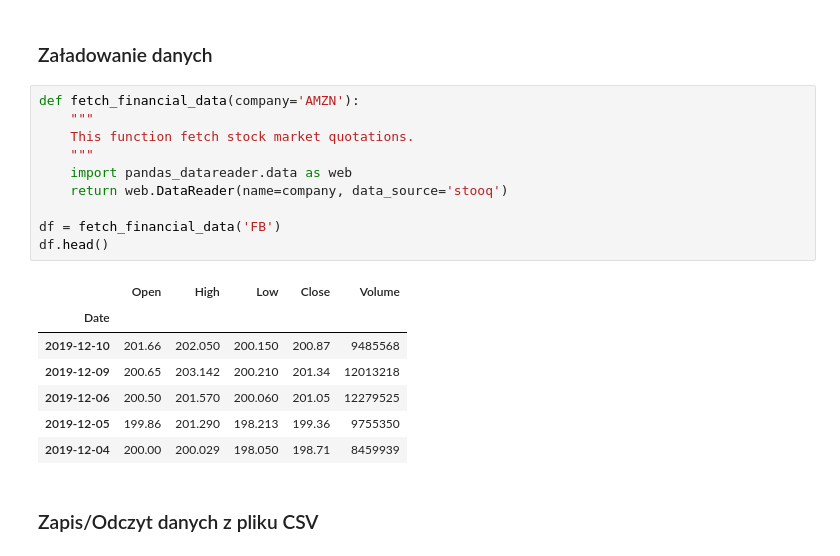
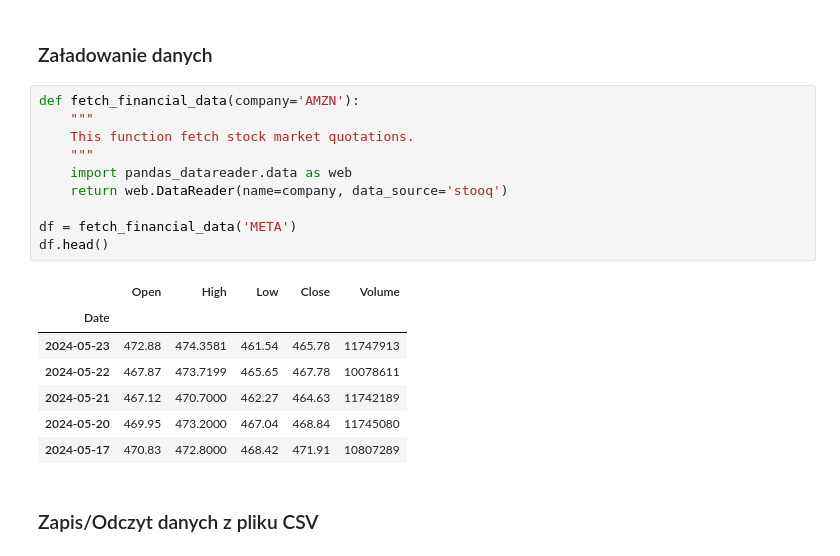
Before and after one commit to radziot/data-science-bootcamp, a Jupyter notebook: 02_analiza_danych/03_zapis_odczyt.ipynb, the cells around one changed output. Drawn from its saved outputs; the diff is of its cells as text.

```diff
--- a/02_analiza_danych/03_zapis_odczyt.ipynb
+++ b/02_analiza_danych/03_zapis_odczyt.ipynb
@@ -29,21 +29,21 @@ import pandas as pd
 # %%
 def fetch_financial_data(company='AMZN'):
     """
     This function fetch stock market quotations.
     """
     import pandas_datareader.data as web
     return web.DataReader(name=company, data_source='stooq')
 
-df = fetch_financial_data('FB')
+df = fetch_financial_data('META')
 df.head()
 # %% [output]
 |  | Open | High | Low | Close | Volume |
 | Date |  |  |  |  |  |
-| 2019-12-10 | 201.66 | 202.050 | 200.150 | 200.87 | 9485568 |
-| 2019-12-09 | 200.65 | 203.142 | 200.210 | 201.34 | 12013218 |
-| 2019-12-06 | 200.50 | 201.570 | 200.060 | 201.05 | 12279525 |
-| 2019-12-05 | 199.86 | 201.290 | 198.213 | 199.36 | 9755350 |
-| 2019-12-04 | 200.00 | 200.029 | 198.050 | 198.71 | 8459939 |
+| 2024-05-23 | 472.88 | 474.3581 | 461.54 | 465.78 | 11747913 |
+| 2024-05-22 | 467.87 | 473.7199 | 465.65 | 467.78 | 10078611 |
+| 2024-05-21 | 467.12 | 470.7000 | 462.27 | 464.63 | 11742189 |
+| 2024-05-20 | 469.95 | 473.2000 | 467.04 | 468.84 | 11745080 |
+| 2024-05-17 | 470.83 | 472.8000 | 468.42 | 471.91 | 10807289 |
 # %% [markdown]
 ### <a name='a3'></a> Zapis/Odczyt danych z pliku CSV
 # %%
```
